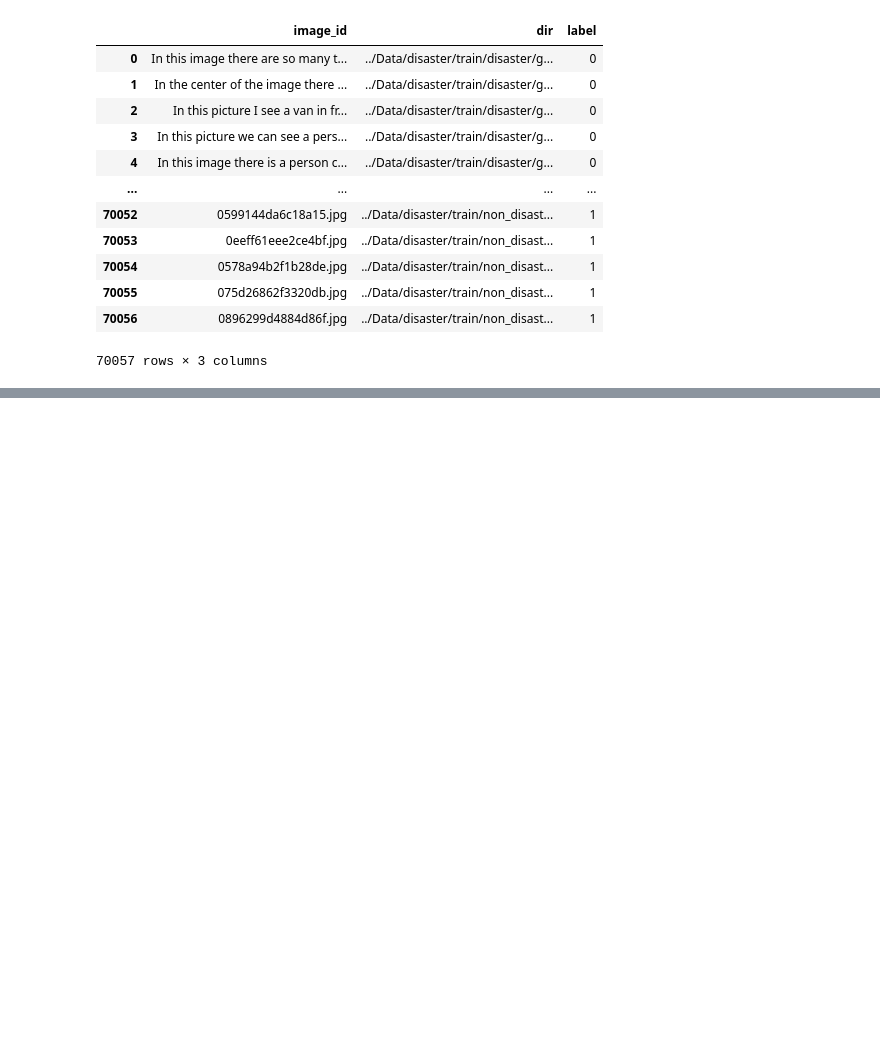
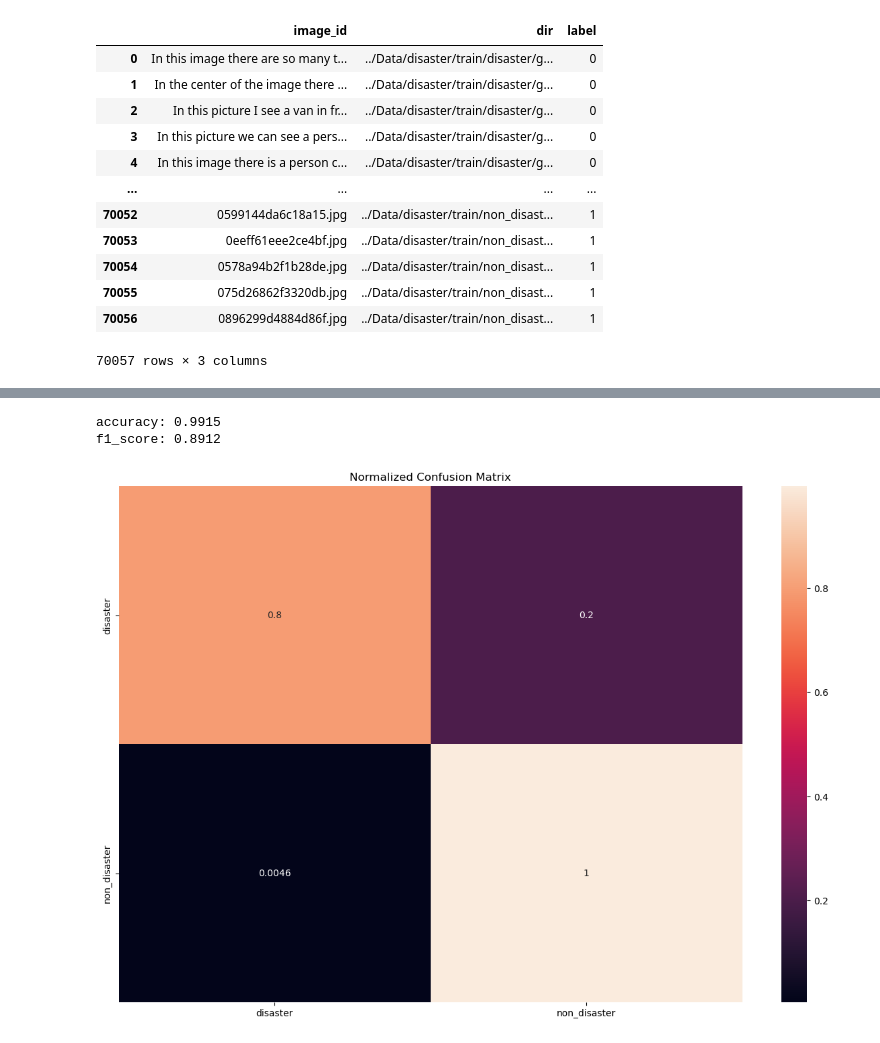
Before and after one commit to hojunking/auto_disaster_classifier, a Jupyter notebook: classification_baseline.ipynb, the cells around one changed output, grey strips where cells are left out. Drawn from its saved outputs; the diff is of its cells as text; code cells hidden in the pictures; blank space fills up the shorter version.

Commit message:
Add annotations

```diff
--- a/classification_baseline.ipynb
+++ b/classification_baseline.ipynb
@@ -44,7 +46,7 @@ CFG = {
     'lr': 1e-4,
     'num_workers': 10,
     'verbose_step': 1,
-    'patience' : 10,
+    'patience' : 5,
     'device': 'cuda:0',
     'freezing': False,
     'trainable_layer': 6,
@@ -688,0 +614,15 @@ Epoch 4/199
+# %%
+########################## inference #############################
+def inference(model, data_loader, device):
+    model.eval()
+    image_preds_all = []
+
+    pbar = tqdm(enumerate(data_loader), total=len(data_loader))
+    for step, (imgs) in pbar:
+        imgs = imgs.to(device).float()
+
+        image_preds = model(imgs)   #output = model(input)
+        image_preds_all += [torch.softmax(image_preds, 1).detach().cpu().numpy()]
+
+    image_preds_all = np.concatenate(image_preds_all, axis=0)
+    return image_preds_all
@@ -688,0 +676,5 @@ Epoch 4/199
+# %%
+## Decode labels & Predictions
+test['label'] = le.inverse_transform(test['label'].values)
+test['pred'] = le.inverse_transform(test['pred'].values)
+test
@@ -688,0 +695,26 @@ Epoch 4/199
+# %%
+import seaborn as sns
+
+test_acc = np.sum(test.label == test.pred) / len(test)
+test_matrix = confusion_matrix(test['label'], test['pred'])
+epoch_f1 = f1_score(test['label'], test['pred'], average='macro')
+print(f'accuracy: {test_acc:.4f}')
+print(f'f1_score: {epoch_f1:.4f}')
+
+test_matrix = confusion_matrix(test['label'], test['pred'], normalize='true')
+#test_matrix = confusion_matrix(test['label'], test['pred'])
+
+plt.figure(figsize = (15,10))
+sns.heatmap(test_matrix,
+            annot=True,
+            xticklabels = sorted(set(test['label'])),
+            yticklabels = sorted(set(test['label'])),
+            )
+plt.title('Normalized Confusion Matrix')
+plt.show()
+
+#print(f'confusion_matrix \n-------------------------\n {test_matrix}')
+# %% [output]
+accuracy: 0.9915
+f1_score: 0.8912
+[figure, added]
```
Also changed, not shown: parts of 21 cells of this notebook, 4 other files.
